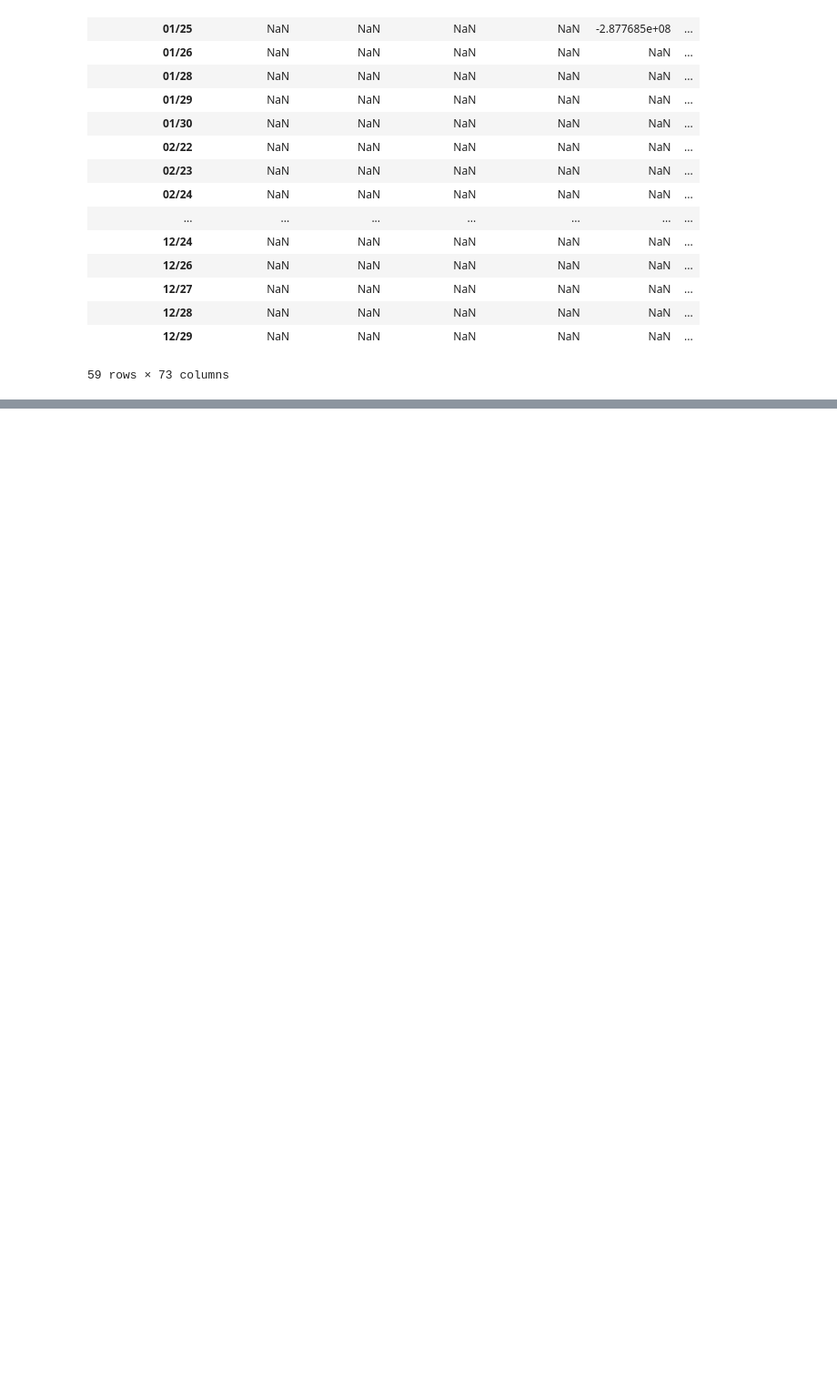
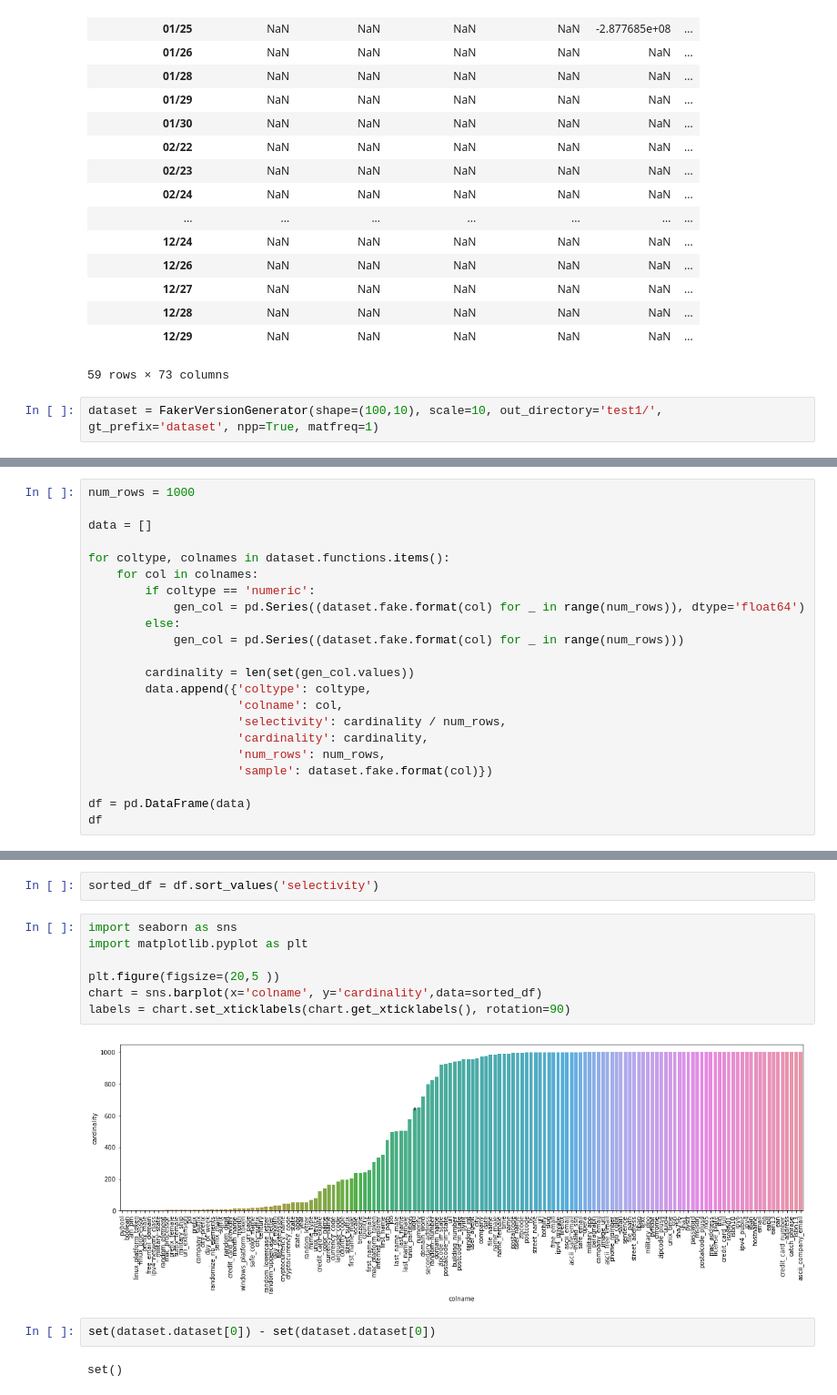
Before and after one commit to suhailrehman/relic, a Jupyter notebook: primitives/python/generator/faker_prototype.ipynb, the cells around one changed output, grey strips where cells are left out. Shown at 91% size. Saved outputs shown, nothing was run; the diff lists cells and outputs as text; blank space fills up the shorter version.

```diff
--- a/primitives/python/generator/faker_prototype.ipynb
+++ b/primitives/python/generator/faker_prototype.ipynb
@@ -847,3 +939,5 @@ dataset[0].pivot(index='credit_card_expire', columns='currency_name', values='py
 | 12/28 | NaN | NaN | NaN | NaN | NaN | ... |
 | 12/29 | NaN | NaN | NaN | NaN | NaN | ... |
 59 rows × 73 columns
+# %%
+dataset = FakerVersionGenerator(shape=(100,10), scale=10, out_directory='test1/', gt_prefix='dataset', npp=True, matfreq=1)
@@ -849,0 +947,22 @@ dataset[0].pivot(index='credit_card_expire', columns='currency_name', values='py
+# %%
+num_rows = 1000
+
+data = []
+
+for coltype, colnames in dataset.functions.items():
+    for col in colnames:
+        if coltype == 'numeric':
+            gen_col = pd.Series((dataset.fake.format(col) for _ in range(num_rows)), dtype='float64')
+        else:
+            gen_col = pd.Series((dataset.fake.format(col) for _ in range(num_rows)))
+
+        cardinality = len(set(gen_col.values))
+        data.append({'coltype': coltype,
+                     'colname': col,
+                     'selectivity': cardinality / num_rows,
+                     'cardinality': cardinality,
+                     'num_rows': num_rows,
+                     'sample': dataset.fake.format(col)})
+
+df = pd.DataFrame(data)
+df
@@ -849,0 +983,15 @@ dataset[0].pivot(index='credit_card_expire', columns='currency_name', values='py
+# %%
+sorted_df = df.sort_values('selectivity')
+# %%
+import seaborn as sns
+import matplotlib.pyplot as plt
+
+plt.figure(figsize=(20,5 ))
+chart = sns.barplot(x='colname', y='cardinality',data=sorted_df)
+labels = chart.set_xticklabels(chart.get_xticklabels(), rotation=90)
+# %% [output]
+[figure, added]
+# %%
+set(dataset.dataset[0]) - set(dataset.dataset[0])
+# %% [output]
+set()
```
Also changed, not shown: parts of 19 cells of this notebook, 32 other files.
